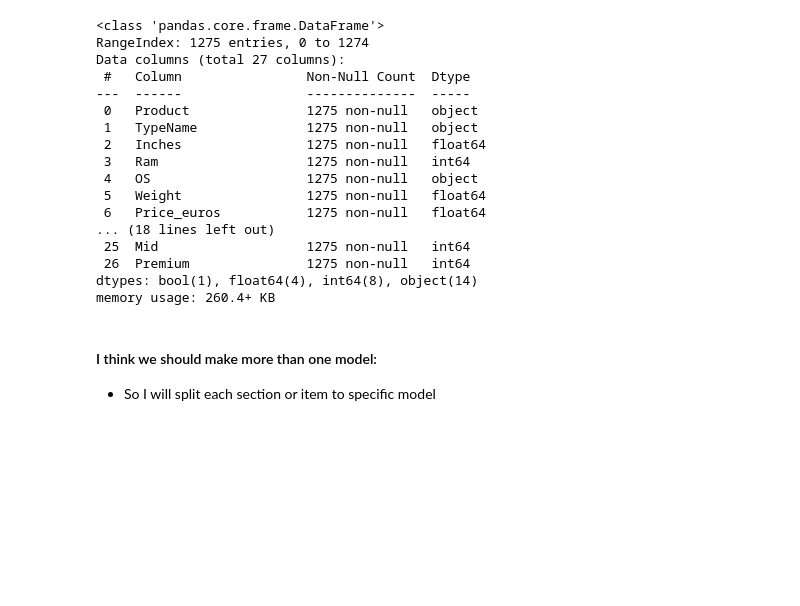
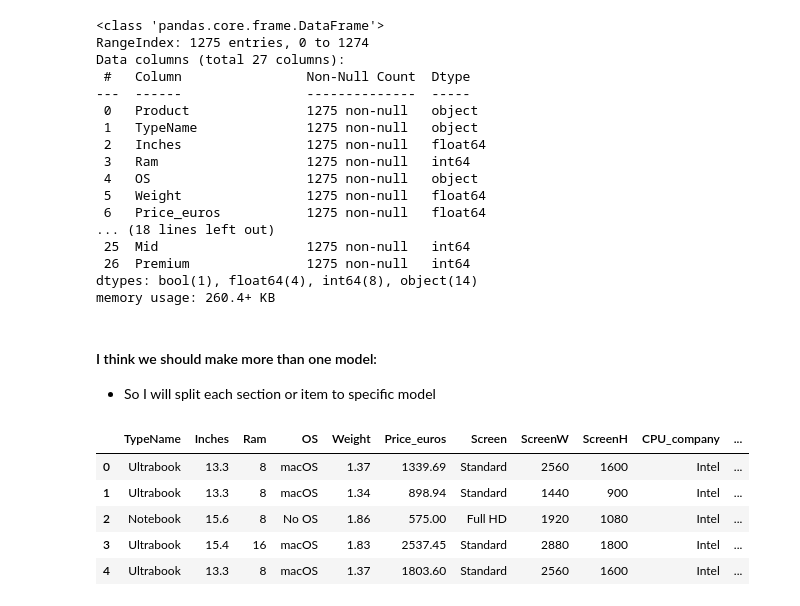
Before and after one commit to MinaGO1/Laptop-prices-dataset, a Jupyter notebook: Tasks.ipynb, the cells around one changed output. Saved outputs shown, nothing was run; the diff lists cells and outputs as text; code cells hidden in the pictures; blank space fills up the shorter version.

```diff
--- a/Tasks.ipynb
+++ b/Tasks.ipynb
@@ -903,0 +906,9 @@ memory usage: 260.4+ KB
+# %%
+model_laptops_df.head()
+# %% [output]
+|  | TypeName | Inches | Ram | OS | Weight | Price_euros | Screen | ScreenW | ScreenH | CPU_company | ... |
+| 0 | Ultrabook | 13.3 | 8 | macOS | 1.37 | 1339.69 | Standard | 2560 | 1600 | Intel | ... |
+| 1 | Ultrabook | 13.3 | 8 | macOS | 1.34 | 898.94 | Standard | 1440 | 900 | Intel | ... |
+| 2 | Notebook | 15.6 | 8 | No OS | 1.86 | 575.00 | Full HD | 1920 | 1080 | Intel | ... |
+| 3 | Ultrabook | 15.4 | 16 | macOS | 1.83 | 2537.45 | Standard | 2880 | 1800 | Intel | ... |
+| 4 | Ultrabook | 13.3 | 8 | macOS | 1.37 | 1803.60 | Standard | 2560 | 1600 | Intel | ... |
```
Also changed, not shown: parts of 34 cells of this notebook.
